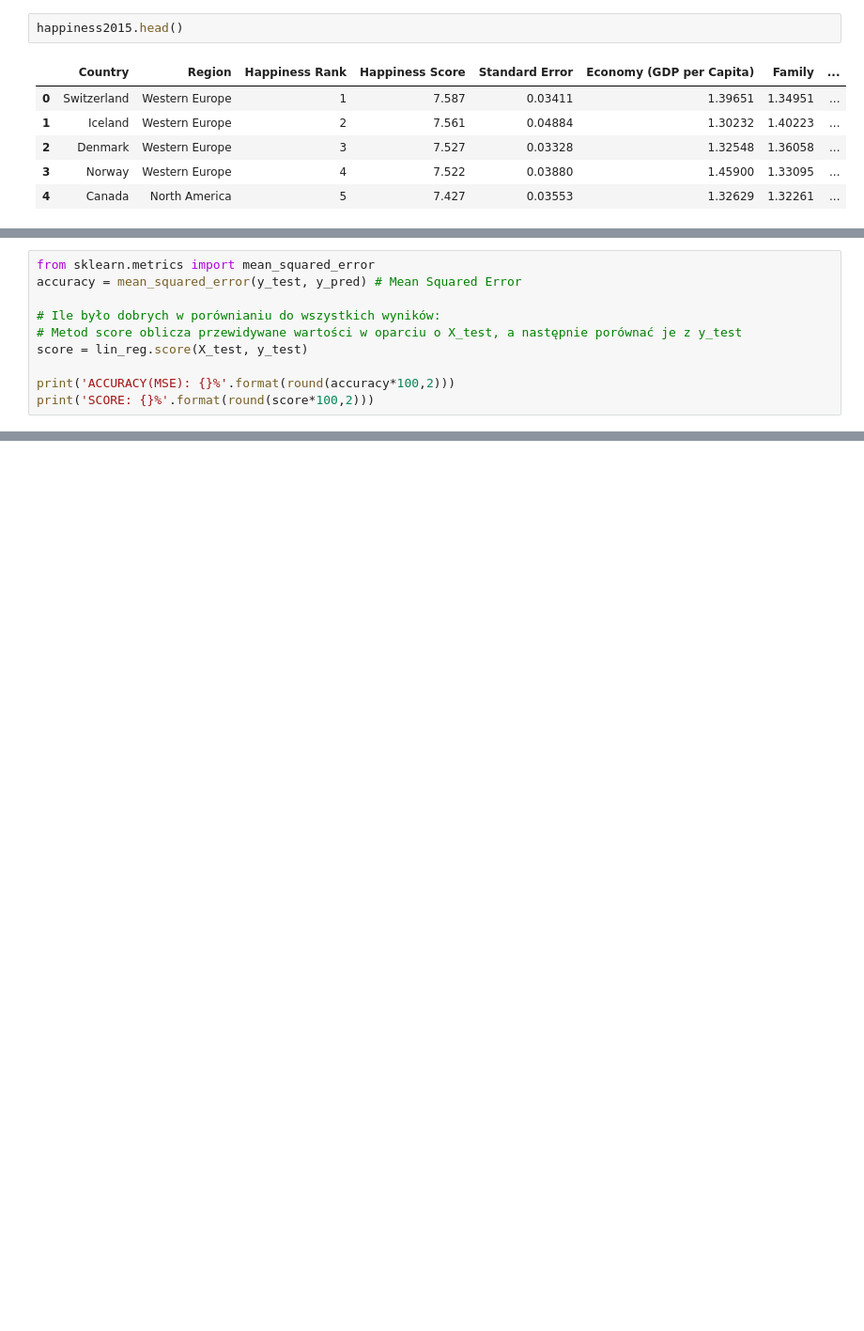
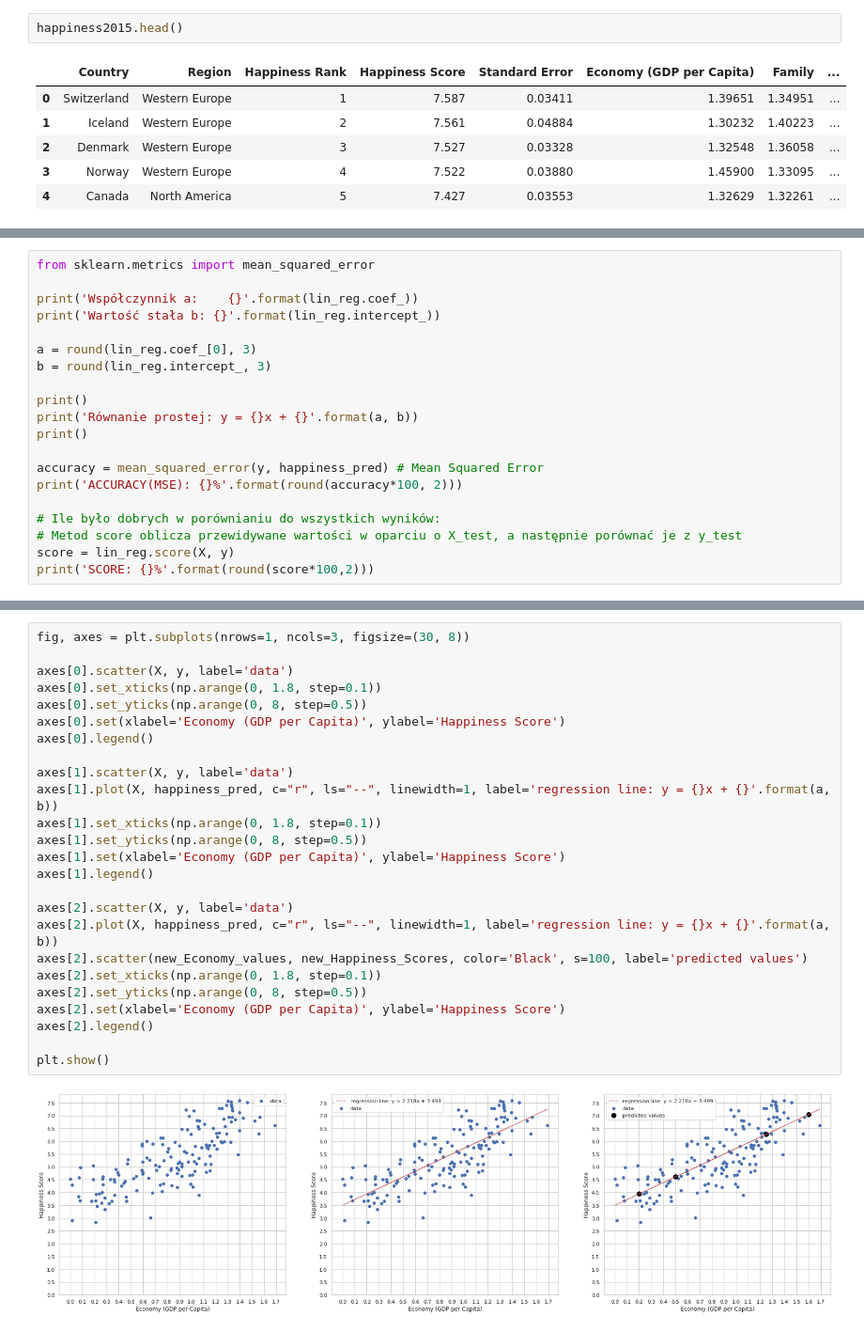
Before and after one commit to ArminD93/WorldHappinessReport, a Jupyter notebook: WorldHappinessReport_2015.ipynb, the cells around one changed output, grey strips where cells are left out. Shown at 94% size. Cells and saved outputs as stored; diff of their text form; blank space fills up the shorter version.

Commit message:
Testowanie modelu regresji liniowej ( Zależność Happinness Score od Economy)

```diff
--- a/WorldHappinessReport_2015.ipynb
+++ b/WorldHappinessReport_2015.ipynb
@@ -233,11 +217,21 @@ plt.show()
 # %%
 from sklearn.metrics import mean_squared_error
-accuracy = mean_squared_error(y_test, y_pred) # Mean Squared Error
+
+print('Współczynnik a:    {}'.format(lin_reg.coef_))
+print('Wartość stała b: {}'.format(lin_reg.intercept_))
+
+a = round(lin_reg.coef_[0], 3)
+b = round(lin_reg.intercept_, 3)
+
+print()
+print('Równanie prostej: y = {}x + {}'.format(a, b))
+print()
+
+accuracy = mean_squared_error(y, happiness_pred) # Mean Squared Error
+print('ACCURACY(MSE): {}%'.format(round(accuracy*100, 2)))
 
 # Ile było dobrych w porównianiu do wszystkich wyników:
 # Metod score oblicza przewidywane wartości w oparciu o X_test, a następnie porównać je z y_test
-score = lin_reg.score(X_test, y_test)
-
-print('ACCURACY(MSE): {}%'.format(round(accuracy*100,2)))
+score = lin_reg.score(X, y)
 print('SCORE: {}%'.format(round(score*100,2)))
 # %% [output]
@@ -245,0 +245,27 @@ SCORE: 61.41%
+# %%
+fig, axes = plt.subplots(nrows=1, ncols=3, figsize=(30, 8))
+
+axes[0].scatter(X, y, label='data')
+axes[0].set_xticks(np.arange(0, 1.8, step=0.1))
+axes[0].set_yticks(np.arange(0, 8, step=0.5))
+axes[0].set(xlabel='Economy (GDP per Capita)', ylabel='Happiness Score')
+axes[0].legend()
+
+axes[1].scatter(X, y, label='data')
+axes[1].plot(X, happiness_pred, c="r", ls="--", linewidth=1, label='regression line: y = {}x + {}'.format(a, b))
+axes[1].set_xticks(np.arange(0, 1.8, step=0.1))
+axes[1].set_yticks(np.arange(0, 8, step=0.5))
+axes[1].set(xlabel='Economy (GDP per Capita)', ylabel='Happiness Score')
+axes[1].legend()
+
+axes[2].scatter(X, y, label='data')
+axes[2].plot(X, happiness_pred, c="r", ls="--", linewidth=1, label='regression line: y = {}x + {}'.format(a, b))
+axes[2].scatter(new_Economy_values, new_Happiness_Scores, color='Black', s=100, label='predicted values')
+axes[2].set_xticks(np.arange(0, 1.8, step=0.1))
+axes[2].set_yticks(np.arange(0, 8, step=0.5))
+axes[2].set(xlabel='Economy (GDP per Capita)', ylabel='Happiness Score')
+axes[2].legend()
+
+plt.show()
+# %% [output]
+[figure, added]
```
Also changed, not shown: parts of 8 cells of this notebook.
